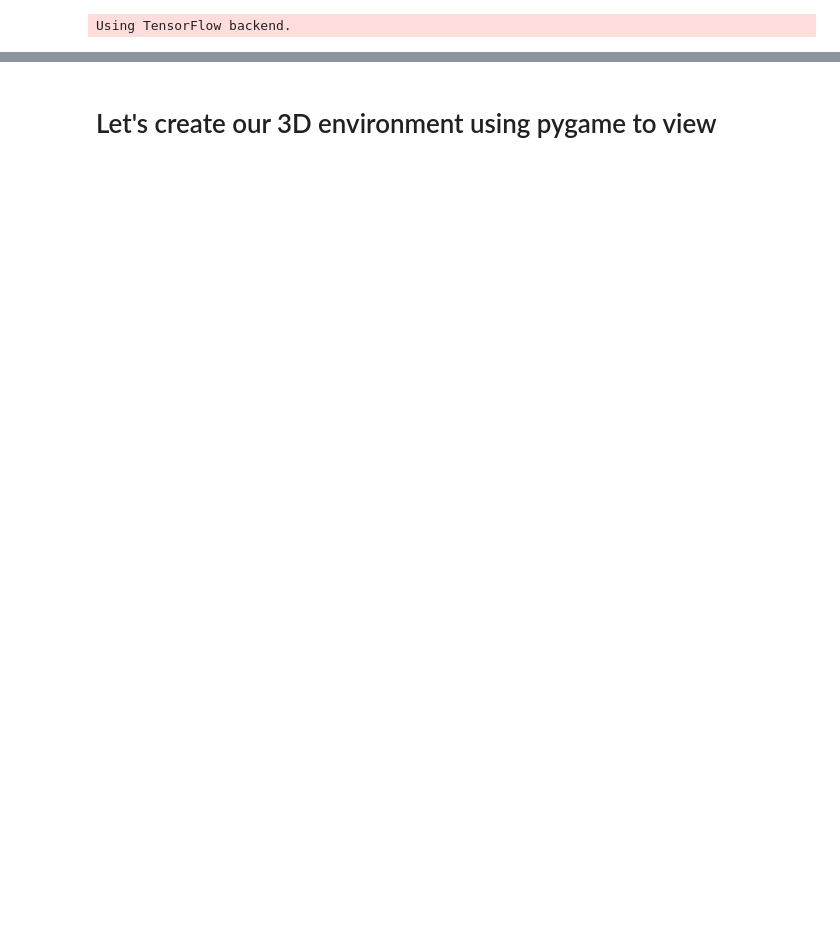
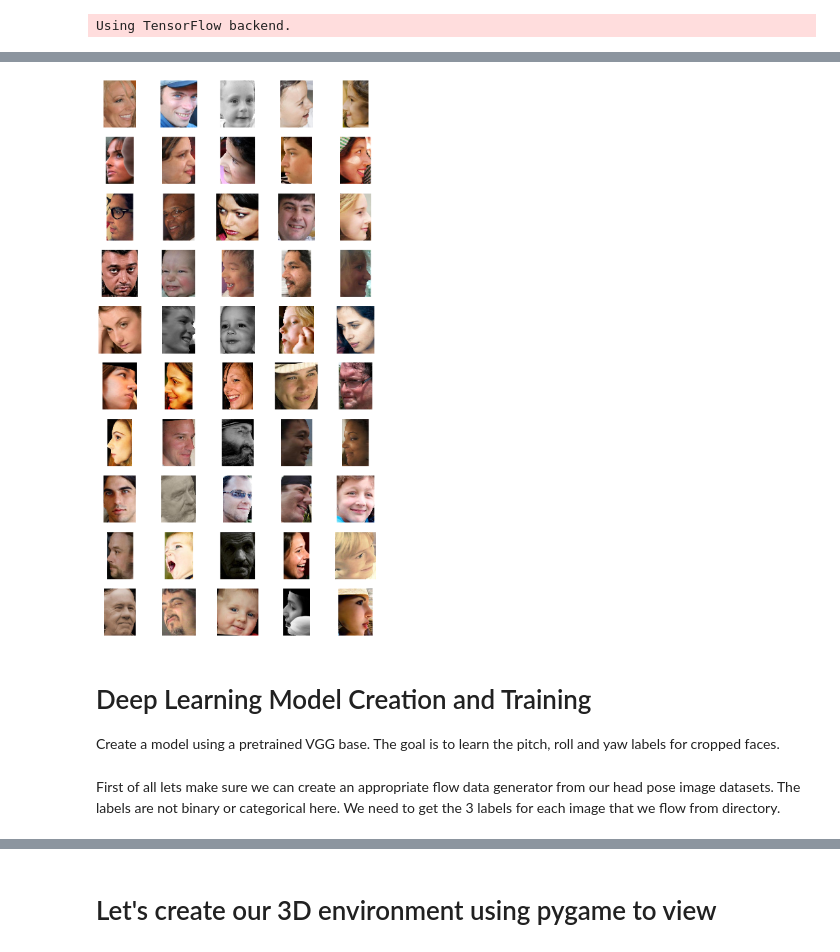
Before and after one commit to Ruyi520/GT-ROI, a Jupyter notebook: notebooks/GazeClassifier.ipynb, the cells around one changed output, grey strips where cells are left out. Cells and saved outputs as stored; diff of their text form; code cells hidden in the pictures; blank space fills up the shorter version.

```diff
--- a/notebooks/GazeClassifier.ipynb
+++ b/notebooks/GazeClassifier.ipynb
@@ -36,26 +44,3 @@ from keras.optimizers import SGD
 from keras.preprocessing.image import ImageDataGenerator
 # %% [output]
 Using TensorFlow backend.
-# %%
-import re
-
-train_data = []
-data = "../data/clean_data/"
-train_dir = "../data/tf_data/"
-clean_dups = r"[A-Z]+_[0-9]+"
-count = 0
-
-for i in os.listdir(train_dir):
-    m = re.match(clean_dups, i)
-    if m is not None:
-        match = m.group(0)
-        print(match)
-        if i not in train_data and match != None:
-            train_data.append(i)
-            img = cv2.imread(train_dir+i)
-            cv2.imwrite(os.path.join(data,str(count+1)+".jpg"), img)
-            count+=1
-            if count ==50 : break
-
-size = len(os.listdir(data))
-print(size)
@@ -61,0 +503,21 @@ print(size)
+# %%
+# display first 50 images with the pose labels assigned for each one
+plt.figure(figsize=(15,30))
+for image_id in range(1, 51):
+    (pose_labels, filename, image) = train_labels[image_id]
+    (roll, yaw, pitch) = pose_labels
+    plt.subplot(10, 5, image_id) # 10 rows anf 5 columns
+    rgb_image = cv2.cvtColor(image, cv2.COLOR_BGR2RGB) # convert to RGB order for matplotlib
+    plt.imshow(rgb_image)
+    plt.axis('off')
+    #plt.title('pitch=%d roll=%d yaw=%d' % (pitch, roll, yaw))
+# %% [output]
+[figure, added]
+# %% [markdown]
+# Deep Learning Model Creation and Training
+
+Create a model using a pretrained VGG base.  The goal is to learn the pitch, roll and yaw labels for cropped faces.
+# %% [markdown]
+First of all lets make sure we can create an appropriate flow data generator from our head pose image
+datasets.  The labels are not binary or categorical here.  We need to get the 3 labels for each image
+that we flow from directory.
```
Also changed, not shown: parts of 41 cells of this notebook, 46 other files.
